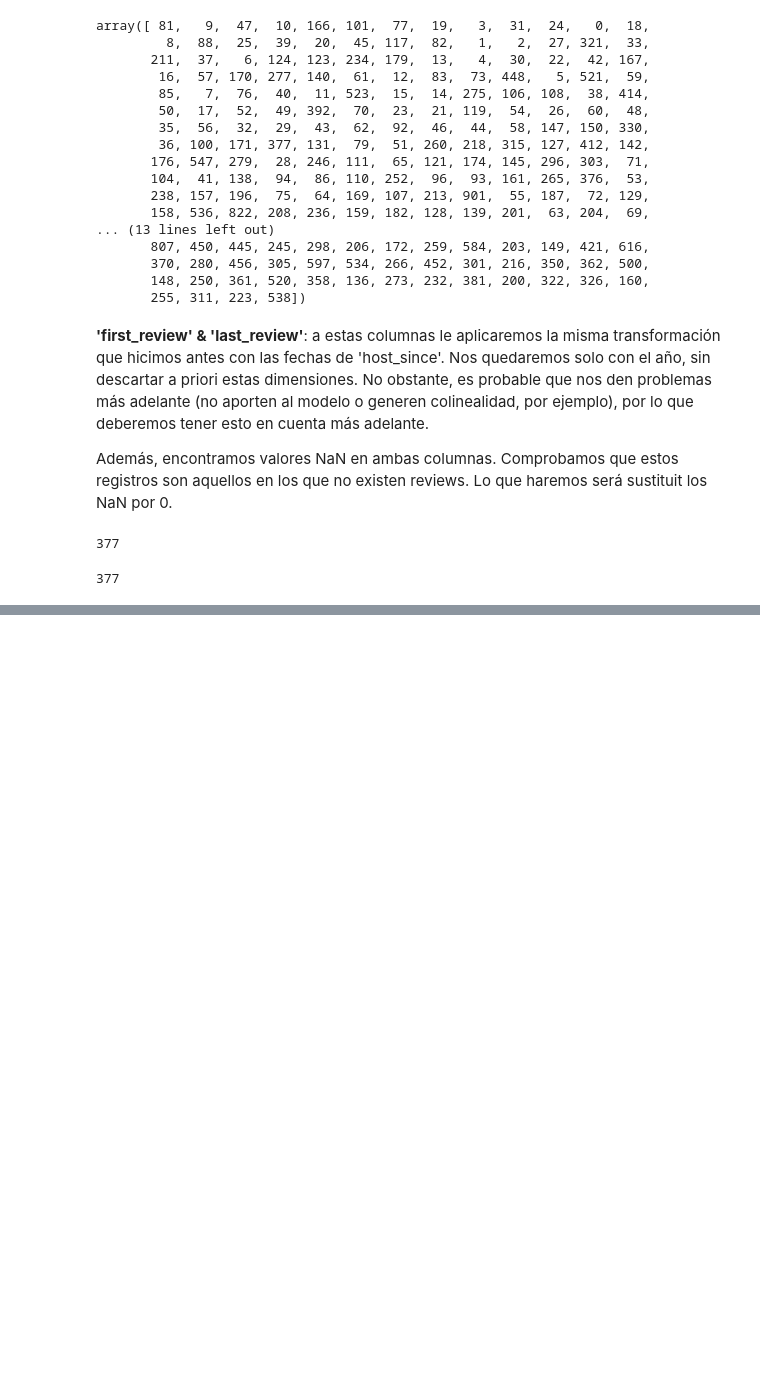
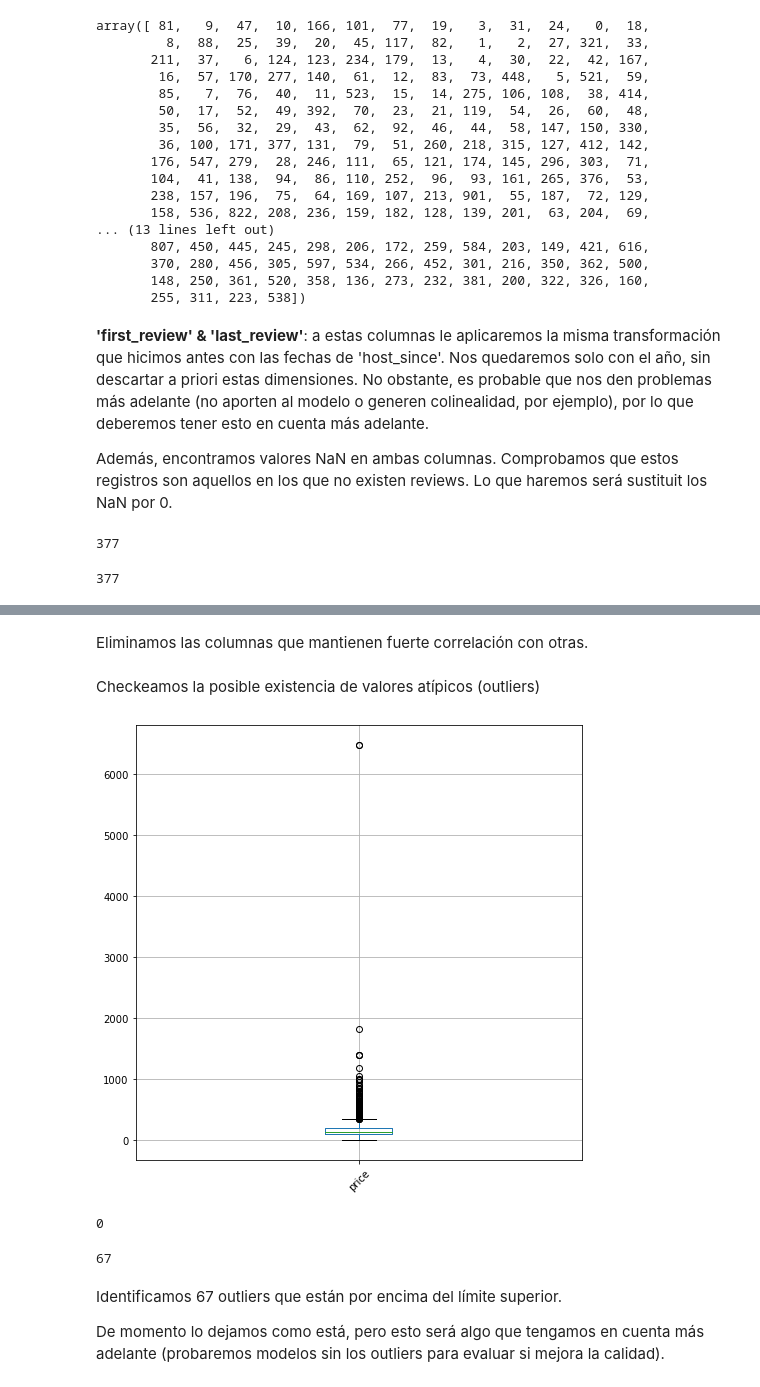
Before and after one commit to mariozapatero/Machine_Learning_Competition, a Jupyter notebook: 2_Data_Cleaning.ipynb, the cells around one changed output, grey strips where cells are left out. Drawn from its saved outputs; the diff is of its cells as text; code cells hidden in the pictures; blank space fills up the shorter version.

```diff
--- a/2_Data_Cleaning.ipynb
+++ b/2_Data_Cleaning.ipynb
@@ -663,0 +656,2 @@ cleaning.info()
+# %% [markdown]
+Eliminamos las columnas que mantienen fuerte correlación con otras.
@@ -663,0 +660,12 @@ cleaning.info()
+# %% [markdown]
+Checkeamos la posible existencia de valores atípicos (outliers)
+# %%
+import pylab as plt
+
+plt.figure(figsize=(8, 8))
+
+cleaning.boxplot(column=['price'])
+
+plt.xticks(rotation=45);
+# %% [output]
+[figure, added]
@@ -663,0 +684,12 @@ cleaning.info()
+# %%
+len(cleaning[cleaning.price < lower]) # No hay outliers por abajo.
+# %% [output]
+0
+# %%
+len(cleaning[cleaning.price > upper])
+# %% [output]
+67
+# %% [markdown]
+Identificamos 67 outliers que están por encima del límite superior.
+
+De momento lo dejamos como está, pero esto será algo que tengamos en cuenta más adelante (probaremos modelos sin los outliers para evaluar si mejora la calidad).
```
Also changed, not shown: parts of 63 cells of this notebook, 1 other file.
